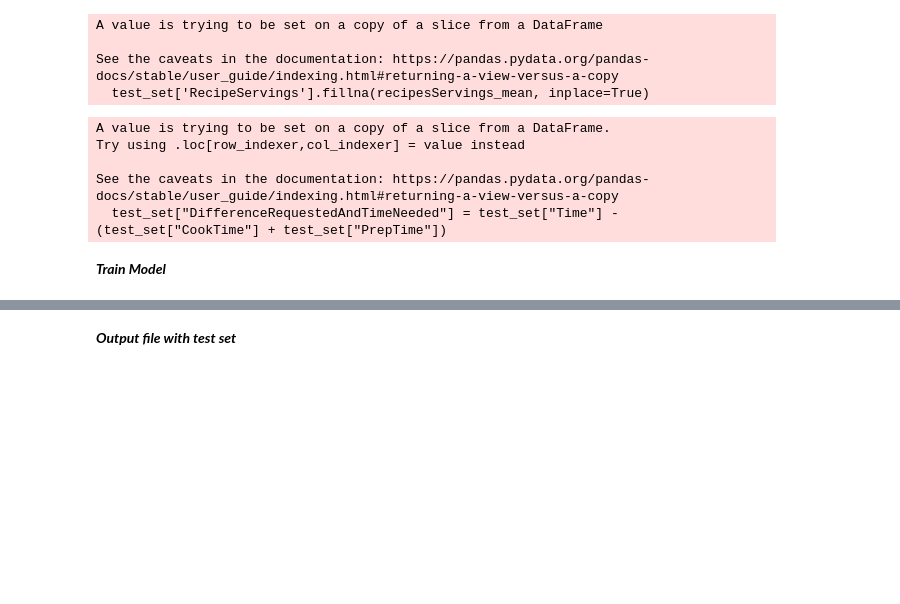
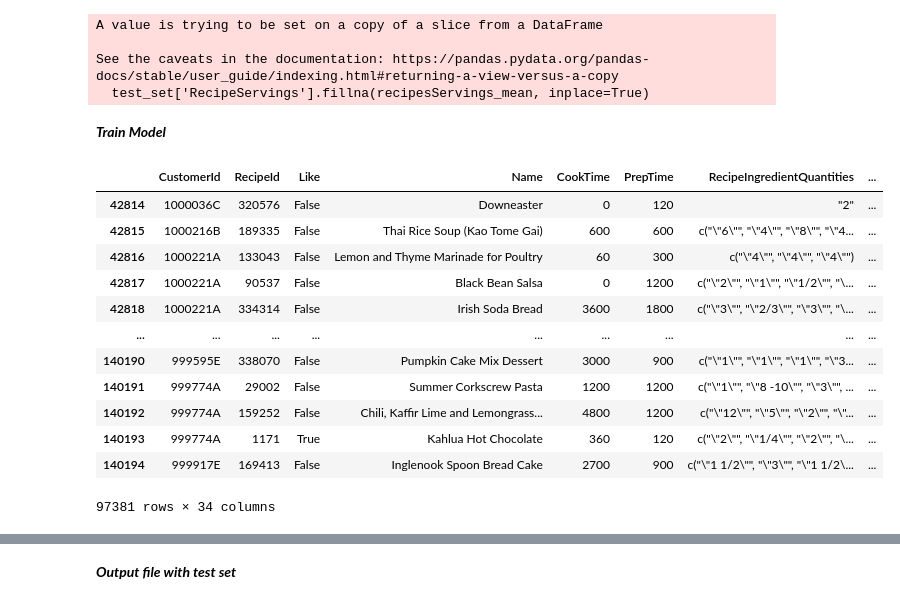
Before and after one commit to MittmannM/AnalyticsCupTUM, a Jupyter notebook: AC.ipynb, the cells around one changed output, grey strips where cells are left out. Drawn from its saved outputs; the diff is of its cells as text; code cells hidden in the pictures; blank space fills up the shorter version.

```diff
--- a/AC.ipynb
+++ b/AC.ipynb
@@ -91,5 +36,6 @@ print(len(distinct_ingredients_list))
 # %%
 # Rename AuthorId column
+df['Diet'].fillna('Vegetarian', inplace=True)
 df.rename(columns= {"AuthorId" : "CustomerId"}, inplace=True)
 
 # Change types of Diet & RecipeCategory into category
@@ -104,7 +50,6 @@ df["Like"] = df["Like"].astype("boolean")
 
 # Remove NA rows and Rating column
 df = df.drop("Rating", axis=1)
-df['Diet'].fillna('Vegetarian', inplace=True)
 
 # Map indifferent values for HighProtein and LowSugar
 mapping_protein = {'Yes': 'Yes', 'Indifferent': 'Indifferent', 'No': 'No', '0': 'No', '1': 'Yes'}
@@ -113,5 +58,33 @@ df["HighProtein"] = df["HighProtein"].map(mapping_protein).astype('category')
 mapping_sugar = {'1': 'Yes', 'Indifferent': 'Indifferent', '0': 'No', }
 df["LowSugar"] = df["LowSugar"].map(mapping_sugar).astype('category')
 
-# One hot encoding for categorical variables
-df = pd.get_dummies(df, columns=["Diet", "RecipeCategory", "HighProtein", "LowSugar"], drop_first=True)
+df["CookTime"] = df["CookTime"]
+df["PrepTime"] = df["PrepTime"]
+df["Time"] = df["Time"]
+# %%
+not_vegetarian_list = []
+not_vegan_list = []
+
+not_vegetarian_list.extend(not_vegetarian_input["Sheet1"].tolist())
+not_vegan_list.extend(not_vegan_input["Sheet1"].tolist())
+
+print(not_vegetarian_list)
+df["DietMatchesRecipe"] = True
+
+for index,rows in df.iterrows():
+    if rows["Diet"] == "Omnivore":
+        continue
+    elif rows["Diet"] == "Vegetarian":
+        for ingredients in not_vegetarian_list:
+            if ingredients in df.at[index, "RecipeIngredientParts"]:
+                df.at[index, "DietMatchesRecipe"] = False
+                break
+    elif rows["Diet"] == "Vegan":
+        for ingredients in not_vegan_list:
+            if ingredients in df.at[index, "RecipeIngredientParts"]:
+                df.at[index, "DietMatchesRecipe"] = False
+                break
+
+
+# One hot encoding for categorical variables
+df = pd.get_dummies(df, columns=["Diet", "RecipeCategory", "HighProtein", "LowSugar"], drop_first=True)
@@ -217,16 +195,22 @@ A value is trying to be set on a copy of a slice from a DataFrame
 
 See the caveats in the documentation: https://pandas.pydata.org/pandas-docs/stable/user_guide/indexing.html#returning-a-view-versus-a-copy
   test_set['RecipeServings'].fillna(recipesServings_mean, inplace=True)
-# %%
-# Add additional varibale for difference in requested time and recipe time
-train_set["DifferenceRequestedAndTimeNeeded"] = train_set["Time"] - (train_set["CookTime"] + train_set["PrepTime"])
-test_set["DifferenceRequestedAndTimeNeeded"] = test_set["Time"] - (test_set["CookTime"] + test_set["PrepTime"])
-# %% [output]
-A value is trying to be set on a copy of a slice from a DataFrame.
-Try using .loc[row_indexer,col_indexer] = value instead
-
-See the caveats in the documentation: https://pandas.pydata.org/pandas-docs/stable/user_guide/indexing.html#returning-a-view-versus-a-copy
-  test_set["DifferenceRequestedAndTimeNeeded"] = test_set["Time"] - (test_set["CookTime"] + test_set["PrepTime"])
 # %% [markdown]
 ***Train Model***
+# %%
+train_set
+# %% [output]
+|  | CustomerId | RecipeId | Like | Name | CookTime | PrepTime | RecipeIngredientQuantities | ... |
+| 42814 | 1000036C | 320576 | False | Downeaster | 0 | 120 | "2" | ... |
+| 42815 | 1000216B | 189335 | False | Thai Rice Soup (Kao Tome Gai) | 600 | 600 | c("\"6\"", "\"4\"", "\"8\"", "\"4... | ... |
+| 42816 | 1000221A | 133043 | False | Lemon and Thyme Marinade for Poultry | 60 | 300 | c("\"4\"", "\"4\"", "\"4\"") | ... |
+| 42817 | 1000221A | 90537 | False | Black Bean Salsa | 0 | 1200 | c("\"2\"", "\"1\"", "\"1/2\"", "\... | ... |
+| 42818 | 1000221A | 334314 | False | Irish Soda Bread | 3600 | 1800 | c("\"3\"", "\"2/3\"", "\"3\"", "\... | ... |
+| ... | ... | ... | ... | ... | ... | ... | ... | ... |
+| 140190 | 999595E | 338070 | False | Pumpkin Cake Mix Dessert | 3000 | 900 | c("\"1\"", "\"1\"", "\"1\"", "\"3... | ... |
+| 140191 | 999774A | 29002 | False | Summer Corkscrew Pasta | 1200 | 1200 | c("\"1\"", "\"8 -10\"", "\"3\"", ... | ... |
+| 140192 | 999774A | 159252 | False | Chili, Kaffir Lime and Lemongrass... | 4800 | 1200 | c("\"12\"", "\"5\"", "\"2\"", "\"... | ... |
+| 140193 | 999774A | 1171 | True | Kahlua Hot Chocolate | 360 | 120 | c("\"2\"", "\"1/4\"", "\"2\"", "\... | ... |
+| 140194 | 999917E | 169413 | False | Inglenook Spoon Bread Cake | 2700 | 900 | c("\"1 1/2\"", "\"3\"", "\"1 1/2\... | ... |
+97381 rows × 34 columns
 # %%
```
Also changed, not shown: parts of 24 cells of this notebook, 4 other files.
